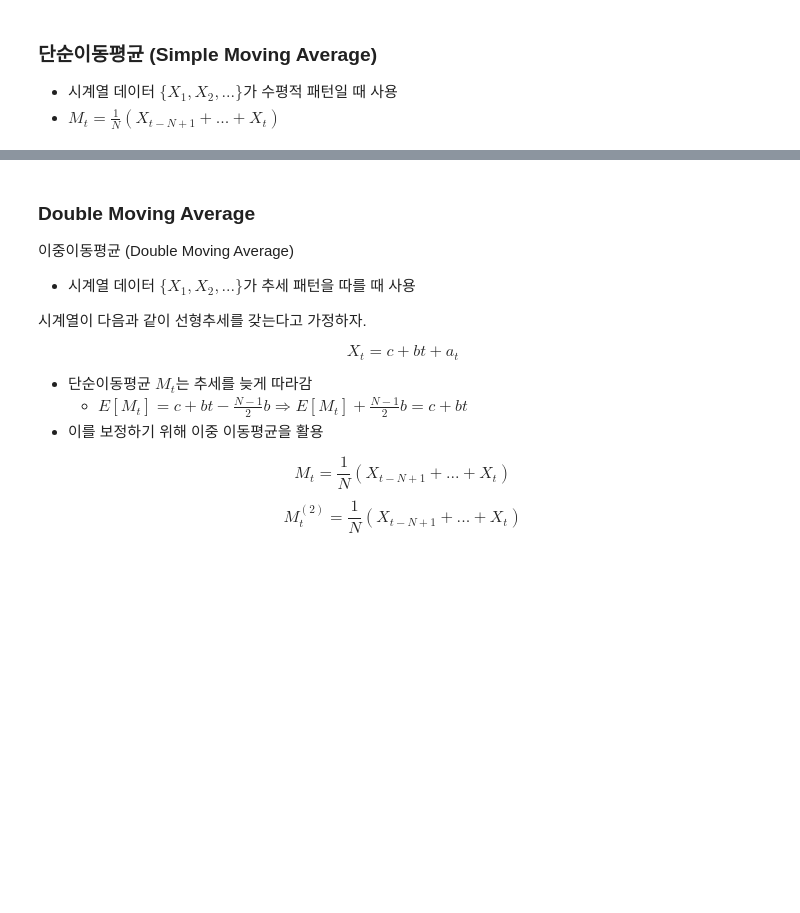
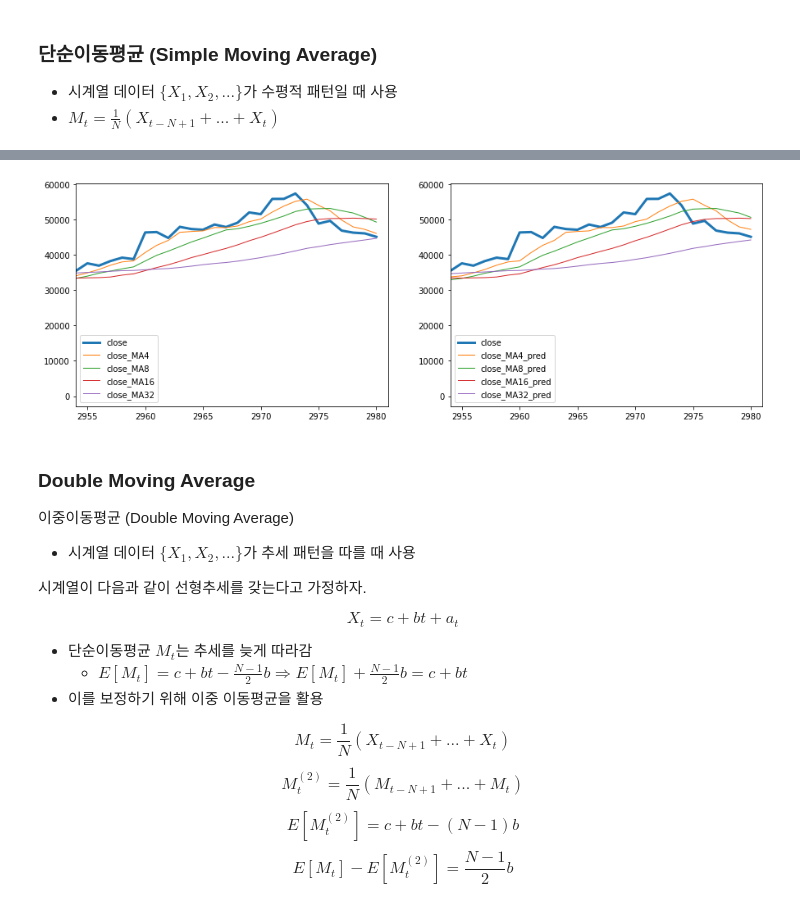
Before and after one commit to choigww/projects, a Jupyter notebook: bitcoin-price-prediction/02-Moving-Average.ipynb, the cells around one changed output, grey strips where cells are left out. Saved outputs shown, nothing was run; the diff lists cells and outputs as text; code cells hidden in the pictures; blank space fills up the shorter version.

```diff
--- a/bitcoin-price-prediction/02-Moving-Average.ipynb
+++ b/bitcoin-price-prediction/02-Moving-Average.ipynb
@@ -82,3 +80,10 @@ plt.xlim(2954, len(df))
+# %%
+draw_122_lineplot(df['close'],
+                  close_MA_li, close_MA_pred_li,
+                  close_MA_legend, close_MA_pred_legend,
+                  2954, len(df))
+# %% [output]
+[figure, added]
 # %% [markdown]
 ### Double Moving Average
 이중이동평균 (Double Moving Average)
@@ -92,4 +97,6 @@ $$X_t = c + bt + a_t$$
 - 이를 보정하기 위해 이중 이동평균을 활용
 
 $$M_t = \frac{1}{N}(X_{t-N+1}+...+X_t)$$
-$$M_t^{(2)} = \frac{1}{N}(X_{t-N+1}+...+X_t)$$
+$$M_t^{(2)} = \frac{1}{N}(M_{t-N+1}+...+M_t)$$
+$$E[M_t^{(2)}]=c+bt-(N-1)b$$
+$$E[M_t]-E[M_t^{(2)}]=\frac{N-1}{2}b$$
```
Also changed, not shown: parts of 47 cells of this notebook, 8 other files.
